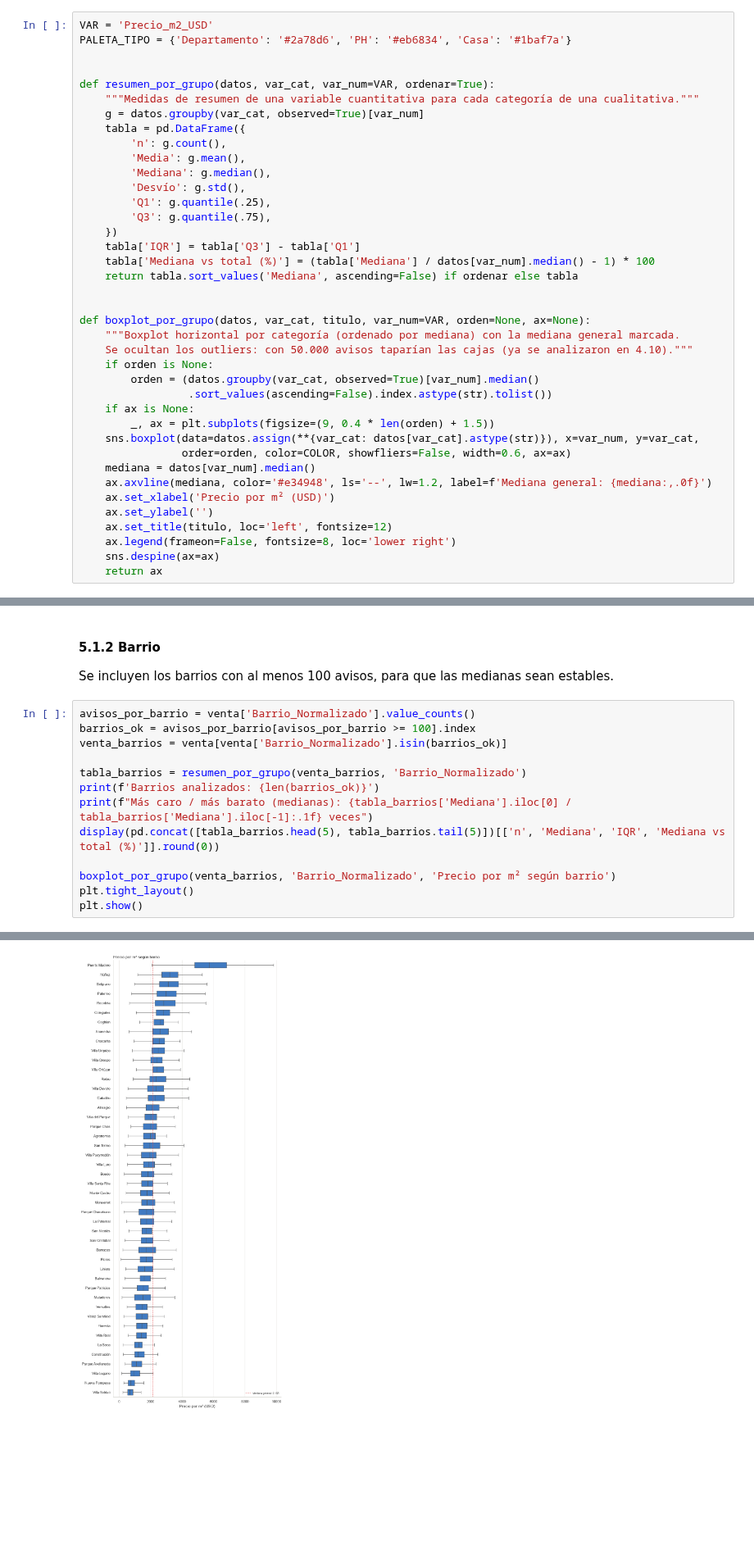
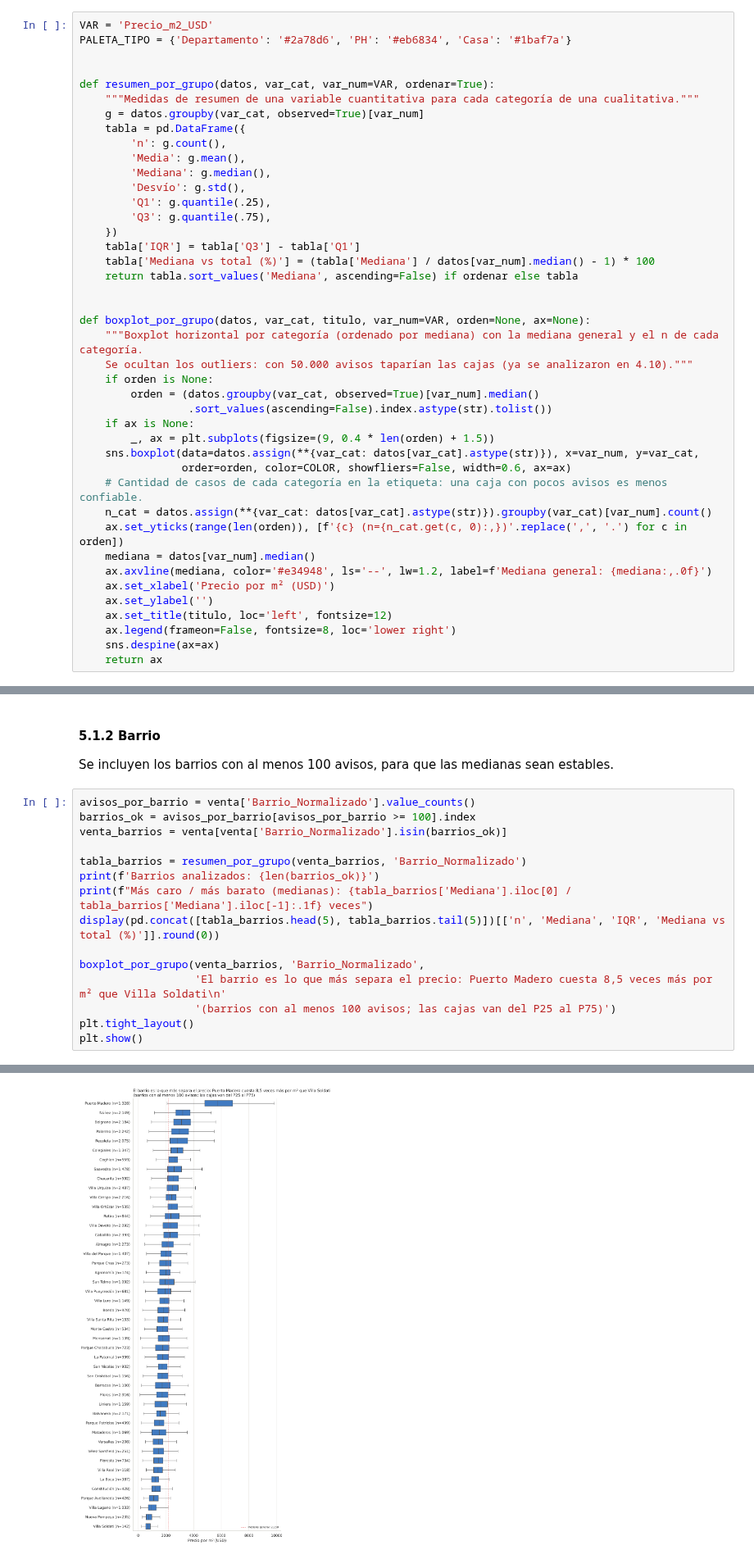
Before and after one commit to FrancisconiMorel/TP-Analisis-Descriptivo-Inmobiliario-CABA, a Jupyter notebook: notebooks/03_eda_inicial.ipynb, the cells around one changed output, grey strips where cells are left out. Shown at 82% size. Drawn from its saved outputs; the diff is of its cells as text; blank space fills up the shorter version.

```diff
--- a/notebooks/03_eda_inicial.ipynb
+++ b/notebooks/03_eda_inicial.ipynb
@@ -1136,7 +1136,7 @@ def resumen_por_grupo(datos, var_cat, var_num=VAR, ordenar=True):
 
 
 def boxplot_por_grupo(datos, var_cat, titulo, var_num=VAR, orden=None, ax=None):
-    """Boxplot horizontal por categoría (ordenado por mediana) con la mediana general marcada.
+    """Boxplot horizontal por categoría (ordenado por mediana) con la mediana general y el n de cada categoría.
     Se ocultan los outliers: con 50.000 avisos taparían las cajas (ya se analizaron en 4.10)."""
     if orden is None:
         orden = (datos.groupby(var_cat, observed=True)[var_num].median()
@@ -1145,6 +1145,9 @@ def boxplot_por_grupo(datos, var_cat, titulo, var_num=VAR, orden=None, ax=None):
         _, ax = plt.subplots(figsize=(9, 0.4 * len(orden) + 1.5))
     sns.boxplot(data=datos.assign(**{var_cat: datos[var_cat].astype(str)}), x=var_num, y=var_cat,
                 order=orden, color=COLOR, showfliers=False, width=0.6, ax=ax)
+    # Cantidad de casos de cada categoría en la etiqueta: una caja con pocos avisos es menos confiable.
+    n_cat = datos.assign(**{var_cat: datos[var_cat].astype(str)}).groupby(var_cat)[var_num].count()
+    ax.set_yticks(range(len(orden)), [f'{c} (n={n_cat.get(c, 0):,})'.replace(',', '.') for c in orden])
     mediana = datos[var_num].median()
     ax.axvline(mediana, color='#e34948', ls='--', lw=1.2, label=f'Mediana general: {mediana:,.0f}')
     ax.set_xlabel('Precio por m² (USD)')
@@ -1192,32 +1195,34 @@ Se incluyen los barrios con al menos 100 avisos, para que las medianas sean esta
 # %%
 avisos_por_barrio = venta['Barrio_Normalizado'].value_counts()
 barrios_ok = avisos_por_barrio[avisos_por_barrio >= 100].index
 venta_barrios = venta[venta['Barrio_Normalizado'].isin(barrios_ok)]
 
 tabla_barrios = resumen_por_grupo(venta_barrios, 'Barrio_Normalizado')
 print(f'Barrios analizados: {len(barrios_ok)}')
 print(f"Más caro / más barato (medianas): {tabla_barrios['Mediana'].iloc[0] / tabla_barrios['Mediana'].iloc[-1]:.1f} veces")
 display(pd.concat([tabla_barrios.head(5), tabla_barrios.tail(5)])[['n', 'Mediana', 'IQR', 'Mediana vs total (%)']].round(0))
 
-boxplot_por_grupo(venta_barrios, 'Barrio_Normalizado', 'Precio por m² según barrio')
+boxplot_por_grupo(venta_barrios, 'Barrio_Normalizado',
+                  'El barrio es lo que más separa el precio: Puerto Madero cuesta 8,5 veces más por m² que Villa Soldati\n'
+                  '(barrios con al menos 100 avisos; las cajas van del P25 al P75)')
 plt.tight_layout()
 plt.show()
 # %% [output]
 Barrios analizados: 46
 Más caro / más barato (medianas): 8.5 veces
 |  | n | Mediana | IQR | Mediana vs total (%) |
 | Barrio_Normalizado |  |  |  |  |
 | Puerto Madero | 1328 | 5,728.00 | 2,023.00 | 165.00 |
 | Núñez | 2149 | 3,211.00 | 1,029.00 | 49.00 |
 | Belgrano | 2184 | 3,123.00 | 1,217.00 | 45.00 |
 | Palermo | 2242 | 2,978.00 | 1,244.00 | 38.00 |
 | Recoleta | 2075 | 2,830.00 | 1,288.00 | 31.00 |
 | Constitución | 428 | 1,219.00 | 628.00 | -44.00 |
 | Parque Avellaneda | 426 | 1,100.00 | 649.00 | -49.00 |
 | Villa Lugano | 1033 | 918.00 | 579.00 | -57.00 |
 | Nueva Pompeya | 235 | 748.00 | 405.00 | -65.00 |
 | Villa Soldati | 142 | 675.00 | 344.00 | -69.00 |
-[figure, old version]
+[figure, new version]
 # %% [markdown]
 **Lectura:** el barrio es la variable que más diferencia el precio. **Puerto Madero (mediana USD 5.728/m²) cuesta 8,5 veces más por m² que Villa Soldati (USD 675/m²).** El ranking reproduce el gradiente norte-sur de la ciudad:
 - **Arriba:** Puerto Madero, muy separado del resto, y después el corredor norte (Núñez, Belgrano, Palermo, Recoleta), todos por encima de USD 2.800/m².
```
Also changed, not shown: parts of 26 cells of this notebook, 8 other files.
